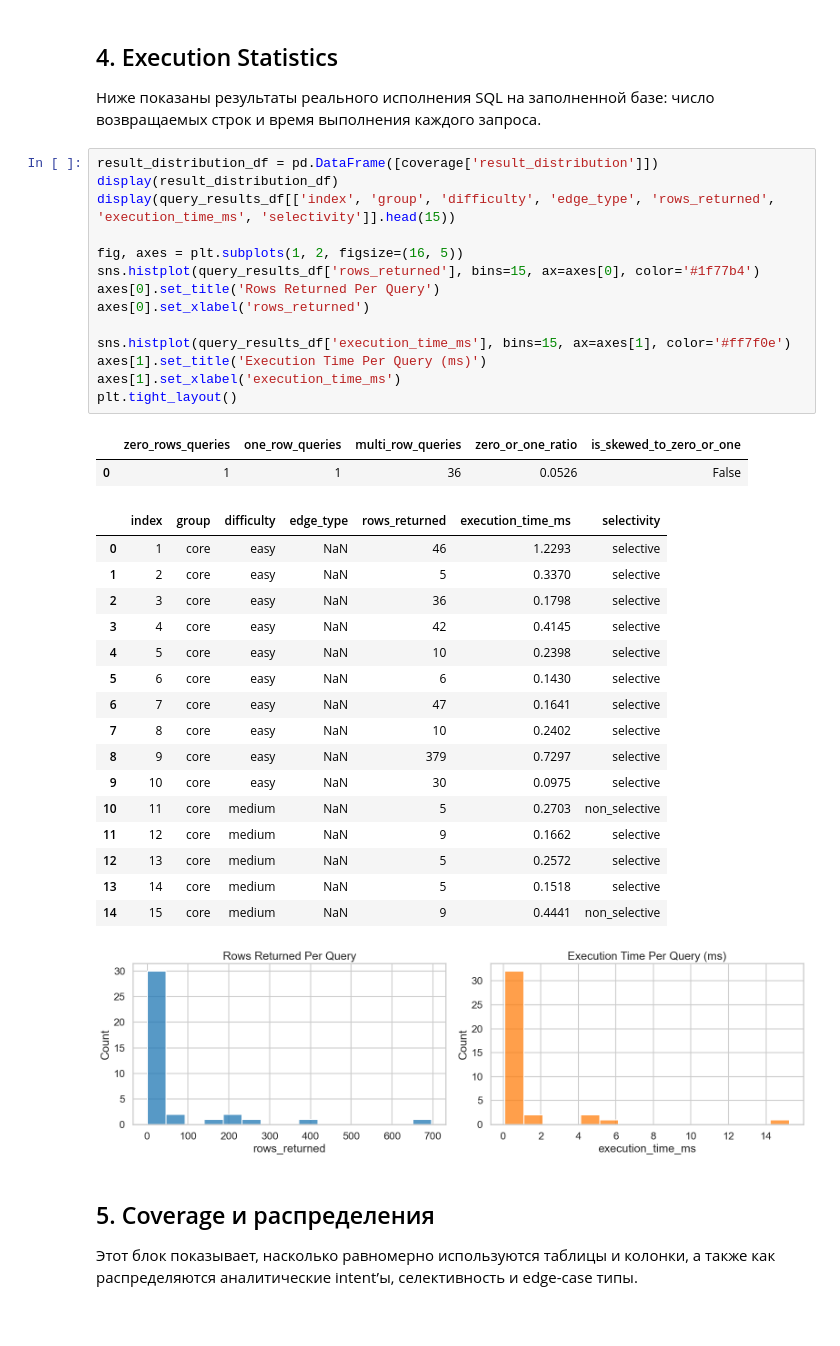
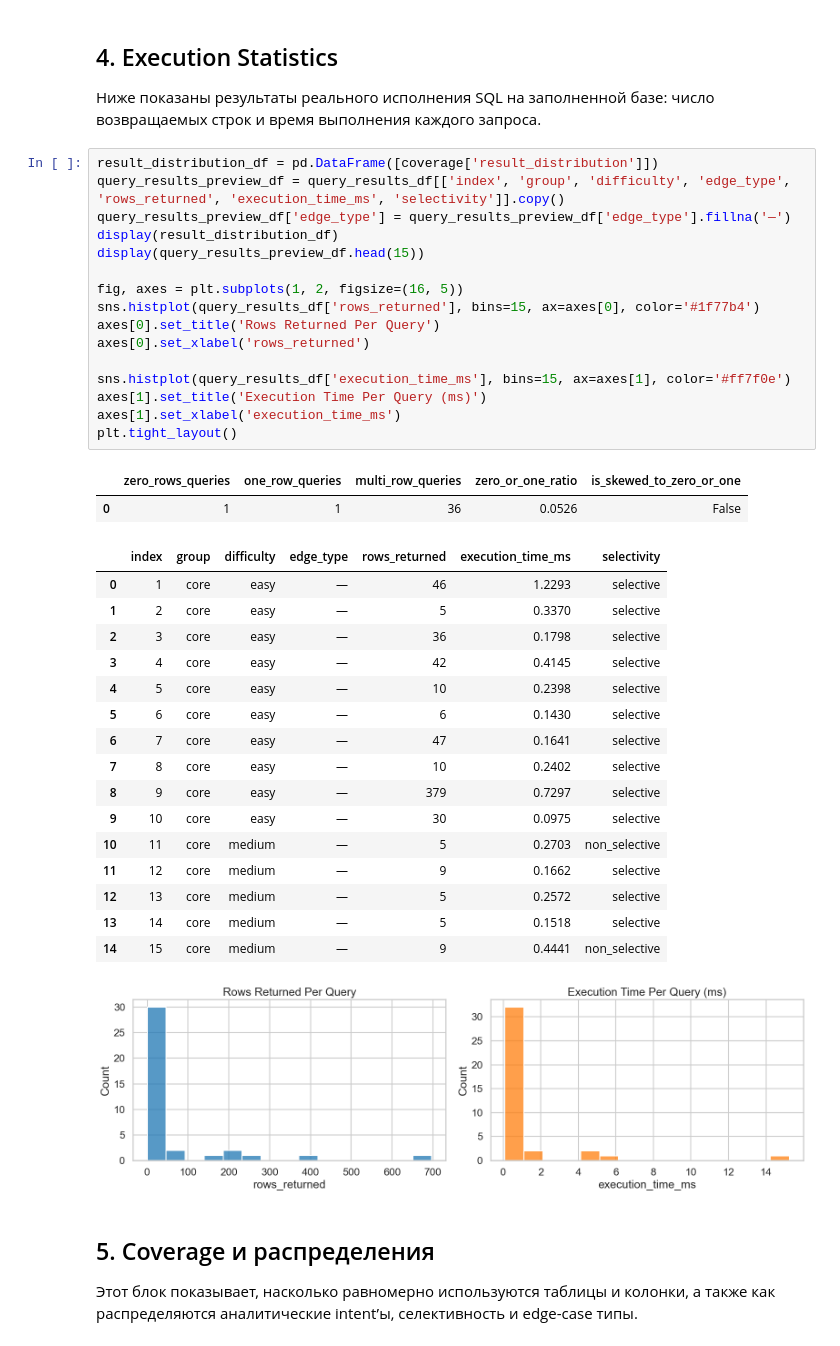
Before and after one commit to countrvl/vkr, a Jupyter notebook: nl2sql/notebooks/03_synthetic_ecommerce_report.ipynb, the cells around one changed output. Drawn from its saved outputs; the diff is of its cells as text.

```diff
--- a/nl2sql/notebooks/03_synthetic_ecommerce_report.ipynb
+++ b/nl2sql/notebooks/03_synthetic_ecommerce_report.ipynb
@@ -131,37 +133,39 @@ display(pd.DataFrame([
 Ниже показаны результаты реального исполнения SQL на заполненной базе: число возвращаемых строк и время выполнения каждого запроса.
 # %%
 result_distribution_df = pd.DataFrame([coverage['result_distribution']])
+query_results_preview_df = query_results_df[['index', 'group', 'difficulty', 'edge_type', 'rows_returned', 'execution_time_ms', 'selectivity']].copy()
+query_results_preview_df['edge_type'] = query_results_preview_df['edge_type'].fillna('—')
 display(result_distribution_df)
-display(query_results_df[['index', 'group', 'difficulty', 'edge_type', 'rows_returned', 'execution_time_ms', 'selectivity']].head(15))
+display(query_results_preview_df.head(15))
 
 fig, axes = plt.subplots(1, 2, figsize=(16, 5))
 sns.histplot(query_results_df['rows_returned'], bins=15, ax=axes[0], color='#1f77b4')
 axes[0].set_title('Rows Returned Per Query')
 axes[0].set_xlabel('rows_returned')
 
 sns.histplot(query_results_df['execution_time_ms'], bins=15, ax=axes[1], color='#ff7f0e')
 axes[1].set_title('Execution Time Per Query (ms)')
 axes[1].set_xlabel('execution_time_ms')
 plt.tight_layout()
 # %% [output]
 |  | zero_rows_queries | one_row_queries | multi_row_queries | zero_or_one_ratio | is_skewed_to_zero_or_one |
 | 0 | 1 | 1 | 36 | 0.0526 | False |
 |  | index | group | difficulty | edge_type | rows_returned | execution_time_ms | selectivity |
-| 0 | 1 | core | easy | NaN | 46 | 1.2293 | selective |
-| 1 | 2 | core | easy | NaN | 5 | 0.3370 | selective |
-| 2 | 3 | core | easy | NaN | 36 | 0.1798 | selective |
-| 3 | 4 | core | easy | NaN | 42 | 0.4145 | selective |
-| 4 | 5 | core | easy | NaN | 10 | 0.2398 | selective |
-| 5 | 6 | core | easy | NaN | 6 | 0.1430 | selective |
-| 6 | 7 | core | easy | NaN | 47 | 0.1641 | selective |
-| 7 | 8 | core | easy | NaN | 10 | 0.2402 | selective |
-| 8 | 9 | core | easy | NaN | 379 | 0.7297 | selective |
-| 9 | 10 | core | easy | NaN | 30 | 0.0975 | selective |
-| 10 | 11 | core | medium | NaN | 5 | 0.2703 | non_selective |
-| 11 | 12 | core | medium | NaN | 9 | 0.1662 | selective |
-| 12 | 13 | core | medium | NaN | 5 | 0.2572 | selective |
-| 13 | 14 | core | medium | NaN | 5 | 0.1518 | selective |
-| 14 | 15 | core | medium | NaN | 9 | 0.4441 | non_selective |
+| 0 | 1 | core | easy | — | 46 | 1.2293 | selective |
+| 1 | 2 | core | easy | — | 5 | 0.3370 | selective |
+| 2 | 3 | core | easy | — | 36 | 0.1798 | selective |
+| 3 | 4 | core | easy | — | 42 | 0.4145 | selective |
+| 4 | 5 | core | easy | — | 10 | 0.2398 | selective |
+| 5 | 6 | core | easy | — | 6 | 0.1430 | selective |
+| 6 | 7 | core | easy | — | 47 | 0.1641 | selective |
+| 7 | 8 | core | easy | — | 10 | 0.2402 | selective |
+| 8 | 9 | core | easy | — | 379 | 0.7297 | selective |
+| 9 | 10 | core | easy | — | 30 | 0.0975 | selective |
+| 10 | 11 | core | medium | — | 5 | 0.2703 | non_selective |
+| 11 | 12 | core | medium | — | 9 | 0.1662 | selective |
+| 12 | 13 | core | medium | — | 5 | 0.2572 | selective |
+| 13 | 14 | core | medium | — | 5 | 0.1518 | selective |
+| 14 | 15 | core | medium | — | 9 | 0.4441 | non_selective |
 [figure]
 # %% [markdown]
 ## 5. Coverage и распределения
```
Also changed, not shown: parts of 1 cell of this notebook, 11 other files.
